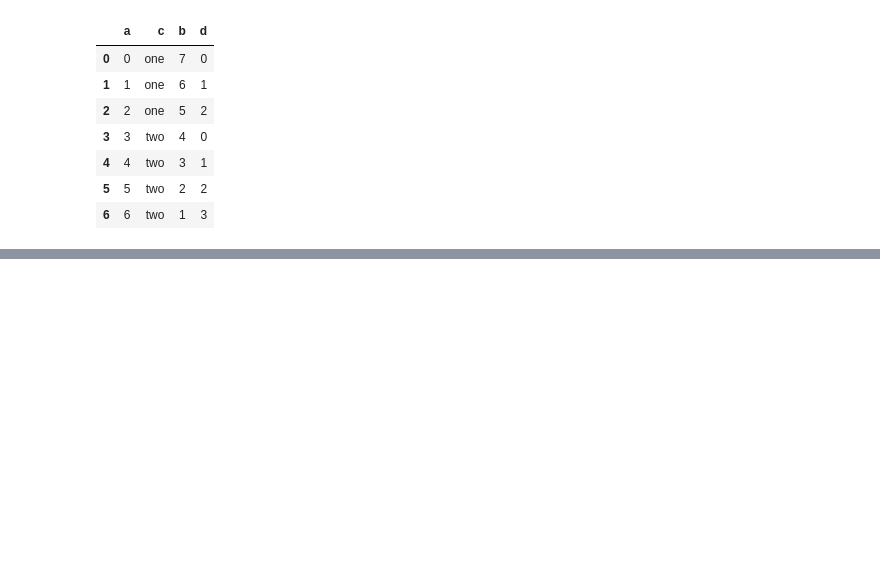
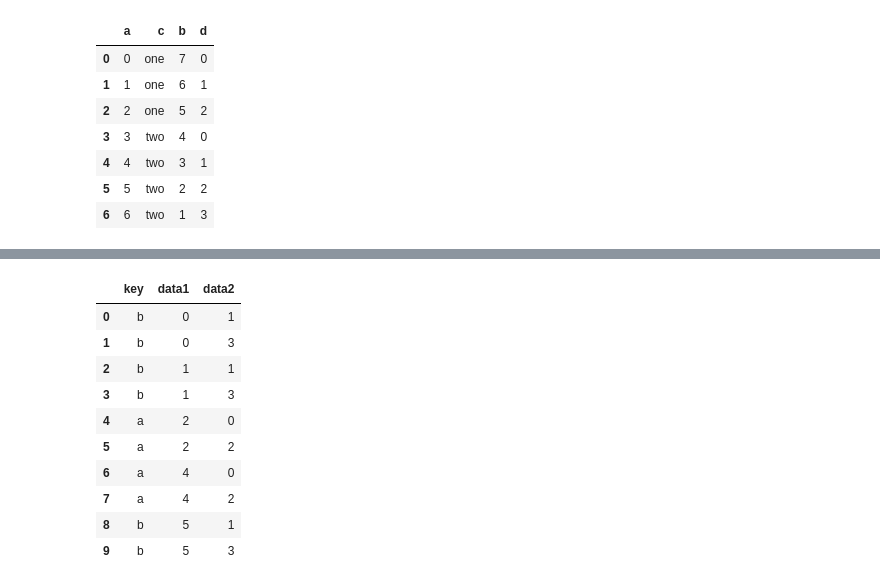
Before and after one commit to christianV1zcardo/book_python_for_data_analysis, a Jupyter notebook: chapt8.ipynb, the cells around one changed output, grey strips where cells are left out. Drawn from its saved outputs; the diff is of its cells as text; code cells hidden in the pictures; blank space fills up the shorter version.

```diff
--- a/chapt8.ipynb
+++ b/chapt8.ipynb
@@ -137,0 +268,14 @@ frame2.reset_index()
+# %%
+pd.merge(df1, df2)
+# %% [output]
+|  | key | data1 | data2 |
+| 0 | b | 0 | 1 |
+| 1 | b | 0 | 3 |
+| 2 | b | 1 | 1 |
+| 3 | b | 1 | 3 |
+| 4 | a | 2 | 0 |
+| 5 | a | 2 | 2 |
+| 6 | a | 4 | 0 |
+| 7 | a | 4 | 2 |
+| 8 | b | 5 | 1 |
+| 9 | b | 5 | 3 |
```
Also changed, not shown: parts of 42 cells of this notebook, 1 other file.
